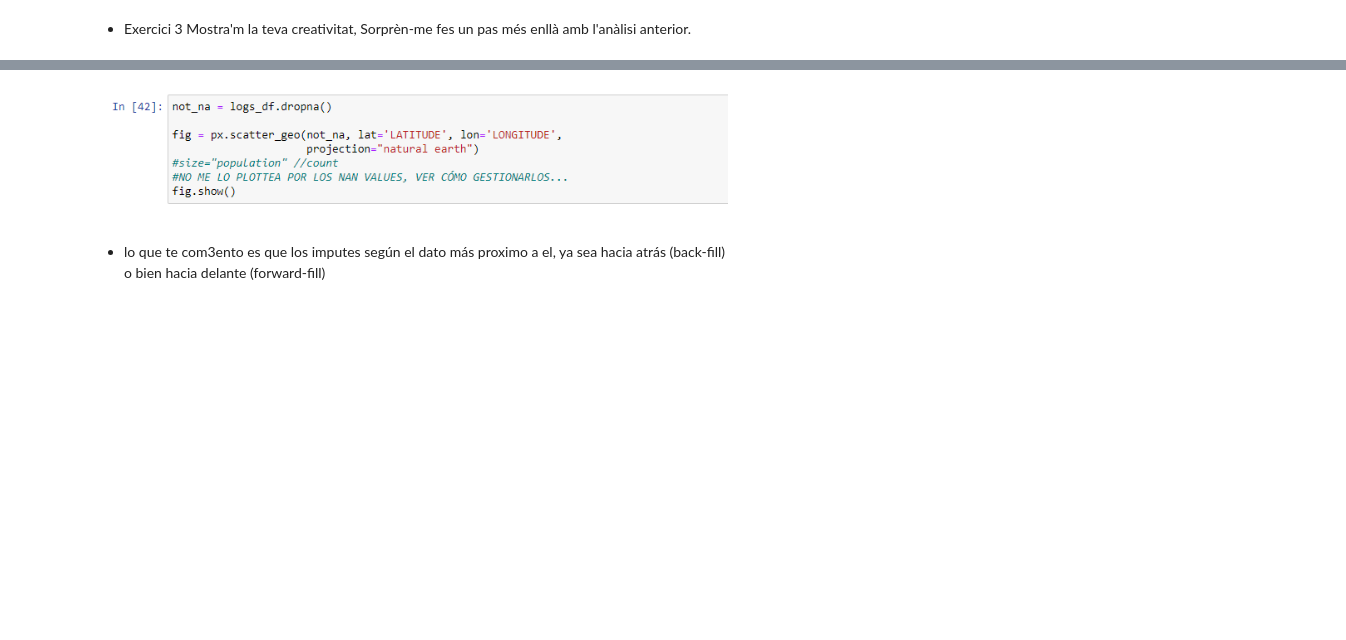
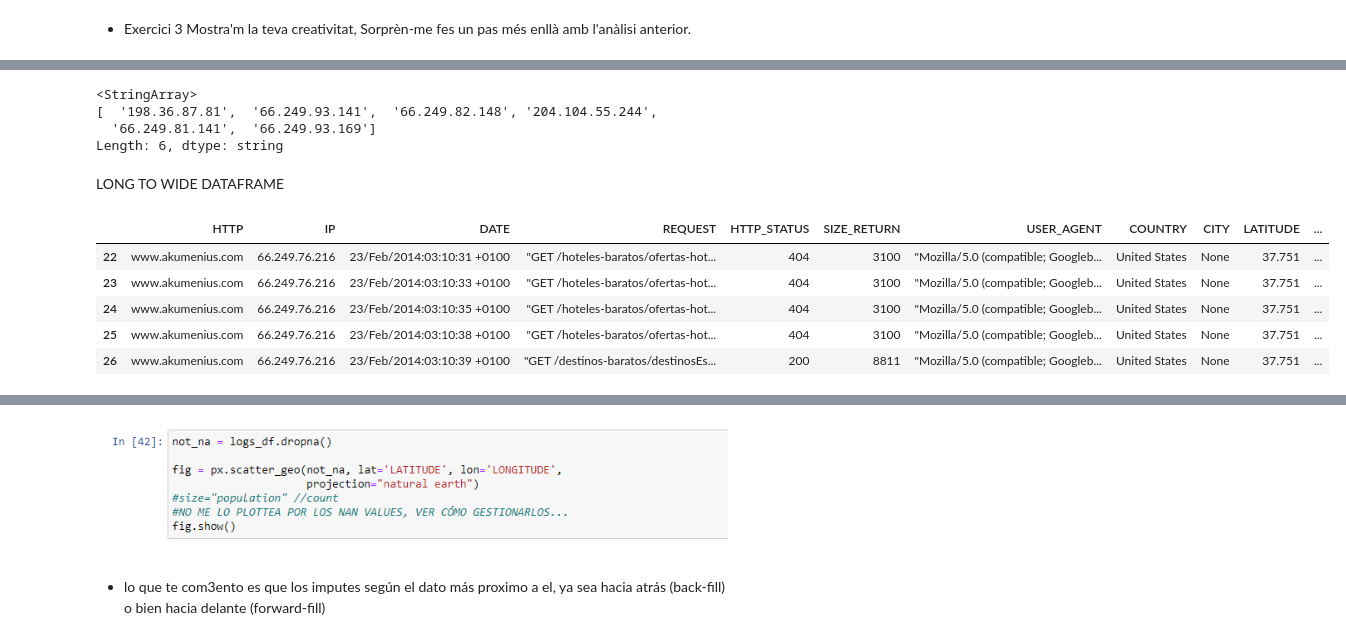
Before and after one commit to dadavalangege/IP_Geolocalization, a Jupyter notebook: S05_T01.ipynb, the cells around one changed output, grey strips where cells are left out. Drawn from its saved outputs; the diff is of its cells as text; code cells hidden in the pictures; blank space fills up the shorter version.

```diff
--- a/S05_T01.ipynb
+++ b/S05_T01.ipynb
@@ -523,0 +629,18 @@ Mostra'm la teva creativitat, Sorprèn-me fes un pas més enllà amb l'anàlisi
+# %%
+logs_df[logs_df.COUNTRY.isna()].IP.unique()
+# %% [output]
+<StringArray>
+[  '198.36.87.81',  '66.249.93.141',  '66.249.82.148', '204.104.55.244',
+  '66.249.81.141',  '66.249.93.169']
+Length: 6, dtype: string
+# %% [markdown]
+LONG TO WIDE DATAFRAME
+# %%
+logs_df.head()
+# %% [output]
+|  | HTTP | IP | DATE | REQUEST | HTTP_STATUS | SIZE_RETURN | USER_AGENT | COUNTRY | CITY | LATITUDE | ... |
+| 22 | www.akumenius.com | 66.249.76.216 | 23/Feb/2014:03:10:31 +0100 | "GET /hoteles-baratos/ofertas-hot... | 404 | 3100 | "Mozilla/5.0 (compatible; Googleb... | United States | None | 37.751 | ... |
+| 23 | www.akumenius.com | 66.249.76.216 | 23/Feb/2014:03:10:33 +0100 | "GET /hoteles-baratos/ofertas-hot... | 404 | 3100 | "Mozilla/5.0 (compatible; Googleb... | United States | None | 37.751 | ... |
+| 24 | www.akumenius.com | 66.249.76.216 | 23/Feb/2014:03:10:35 +0100 | "GET /hoteles-baratos/ofertas-hot... | 404 | 3100 | "Mozilla/5.0 (compatible; Googleb... | United States | None | 37.751 | ... |
+| 25 | www.akumenius.com | 66.249.76.216 | 23/Feb/2014:03:10:38 +0100 | "GET /hoteles-baratos/ofertas-hot... | 404 | 3100 | "Mozilla/5.0 (compatible; Googleb... | United States | None | 37.751 | ... |
+| 26 | www.akumenius.com | 66.249.76.216 | 23/Feb/2014:03:10:39 +0100 | "GET /destinos-baratos/destinosEs... | 200 | 8811 | "Mozilla/5.0 (compatible; Googleb... | United States | None | 37.751 | ... |
```
Also changed, not shown: parts of 26 cells of this notebook.
